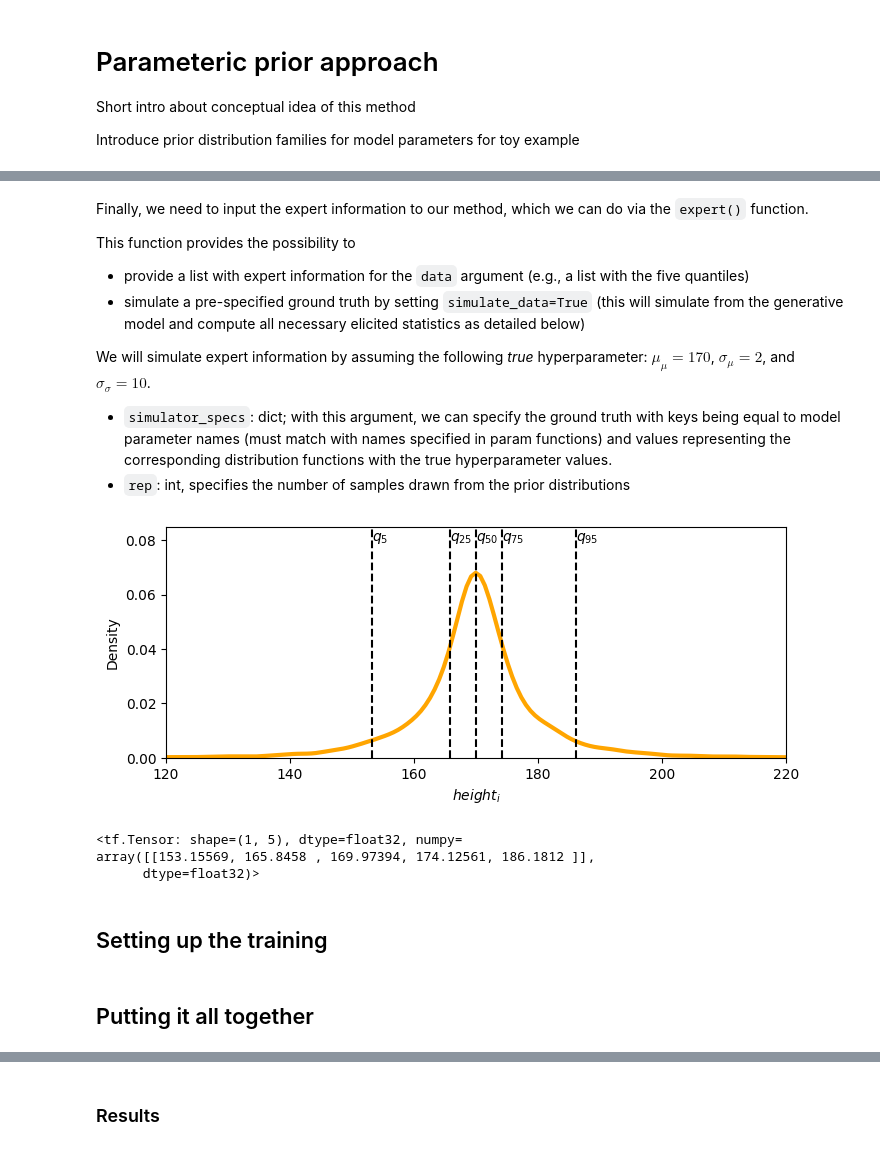
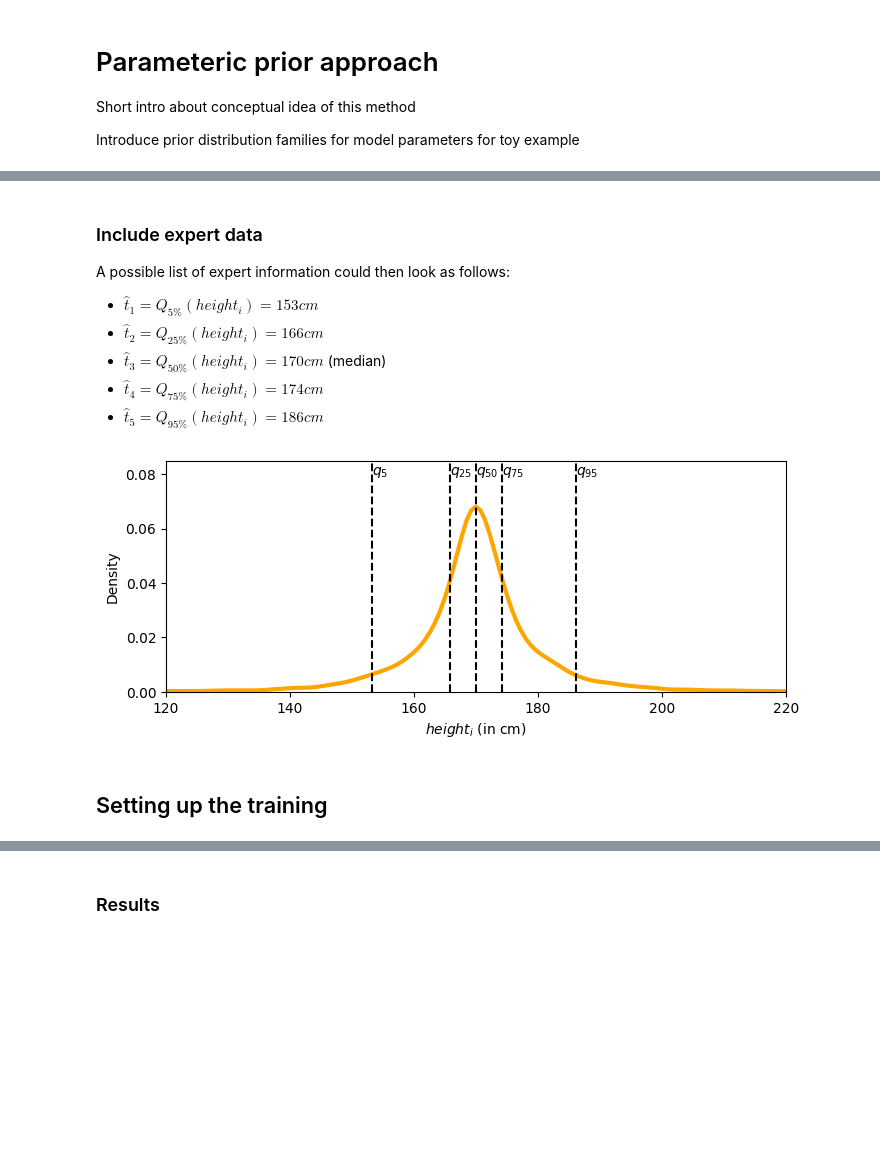
Before and after one commit to florence-bockting/prior_elicitation, a Jupyter notebook: docs/source/notebooks/Untitled1.ipynb, the cells around one changed output, grey strips where cells are left out. Saved outputs shown, nothing was run; the diff lists cells and outputs as text; code cells hidden in the pictures; blank space fills up the shorter version.

Commit message:
update simulations

```diff
--- a/docs/source/notebooks/Untitled1.ipynb
+++ b/docs/source/notebooks/Untitled1.ipynb
@@ -128,16 +110,14 @@ def target_quantities():
             ),
         )
 # %% [markdown]
-Finally, we need to input the expert information to our method, which we can do via the `expert()` function.
+### Include expert data
+A possible list of expert information could then look as follows:
 
-This function provides the possibility to
-+ provide a list with expert information for the `data` argument (e.g., a list with the five quantiles)
-+ simulate a pre-specified ground truth by setting `simulate_data=True` (this will simulate from the generative model and compute all necessary elicited statistics as detailed below)
-
-We will simulate expert information by assuming the following *true* hyperparameter: $\mu_\mu=170$, $\sigma_\mu=2$, and $\sigma_\sigma=10$.
-+ `simulator_specs`: dict; with this argument, we can specify the ground truth with keys being equal to model parameter names (must match with names specified in param functions) and
-values representing the corresponding distribution functions with the true hyperparameter values.
-+ `rep`: int, specifies the number of samples drawn from the prior distributions
++ $\hat t_1 = Q_{5\%}(height_i) = 153 cm$
++ $\hat t_2 = Q_{25\%}(height_i) = 166 cm$
++ $\hat t_3 = Q_{50\%}(height_i) = 170 cm$ (median)
++ $\hat t_4 = Q_{75\%}(height_i) = 174 cm$
++ $\hat t_5 = Q_{95\%}(height_i) = 186 cm$
 # %%
 def expert_input():
     return expert(
@@ -151,24 +127,15 @@ def expert_input():
         )
 # %%
-path = "elicit/simulations/results/data/parametric_prior/"
-file = "toy_0"
-
-ypred = pd.read_pickle(path+file+"/expert/model_simulations.pkl")["ypred"][0,:]
-quantiles = pd.read_pickle(path+file+"/expert/elicited_statistics.pkl")["quantiles_ypred"]
+ypred = pd.read_pickle("toyexample_expert/model_simulations.pkl")["ypred"][0,:]
+quantiles = pd.read_pickle("toyexample_expert/elicited_statistics.pkl")["quantiles_ypred"]
 
 _, axs = plt.subplots(1,1, figsize=(8,3))
 sns.kdeplot(ypred, ax=axs, zorder=1, lw = 3, color="orange")
 [axs.axvline(quantiles[0,i], zorder=2, linestyle="dashed", color="black") for i in range(quantiles.shape[-1])]
 axs.set_xlim(120, 220)
 axs.set_ylim(0, 0.085)
 [axs.text(quantiles[0,i], 0.08, fr"$q_{{{p}}}$") for i,p in enumerate(["5","25","50","75","95"])]
 axs.set_xlabel(r"$height_i$ (in cm)")
 plt.show()
-quantiles
 # %% [output]
-[figure, old version]
+[figure, new version]
-<tf.Tensor: shape=(1, 5), dtype=float32, numpy=
-array([[153.15569, 165.8458 , 169.97394, 174.12561, 186.1812 ]],
-      dtype=float32)>
-# %% [markdown]
-## Setting up the training
@@ -192,3 +142,3 @@ def optimization_settings():
 # %% [markdown]
-## Putting it all together
+## Setting up the training
 # %%
```
Also changed, not shown: parts of 9 cells of this notebook, 14 other files.
